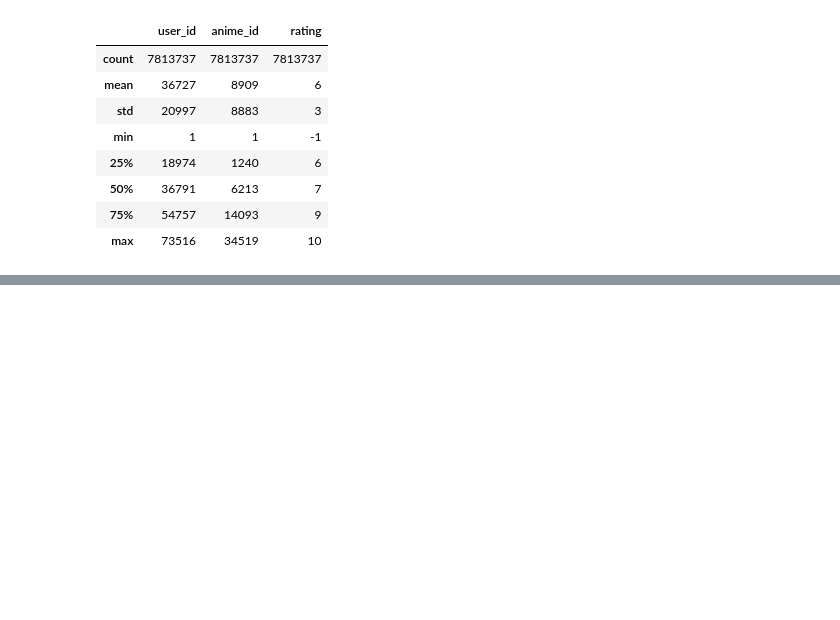
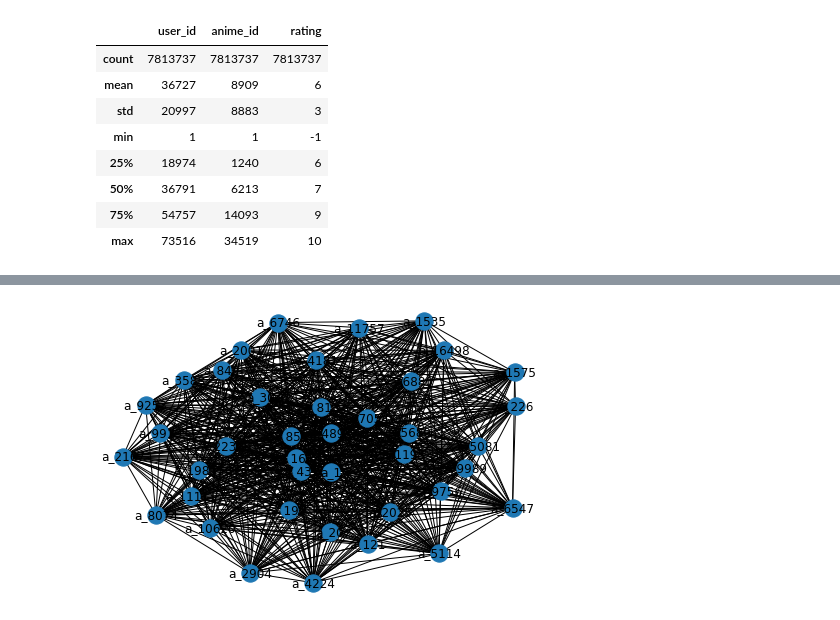
Before and after one commit to clementpiat/Anime-Recommendation, a Jupyter notebook: explore.ipynb, the cells around one changed output, grey strips where cells are left out. Cells and saved outputs as stored; diff of their text form; code cells hidden in the pictures; blank space fills up the shorter version.

Commit message:
explore: some plots

```diff
--- a/explore.ipynb
+++ b/explore.ipynb
@@ -81,0 +87,3 @@ rating.describe().astype(int)
+# %%
+anime_ids = list(rating.groupby("anime_id").count().sort_values('user_id').iloc[-40:].index)
+filtered_rating = rating[rating["anime_id"].isin(anime_ids)]
@@ -81,0 +103,25 @@ rating.describe().astype(int)
+# %%
+G_bp = nx.Graph()
+for i in anime_ids:
+    G_bp.add_node("a_" + str(i))
+
+for row in tqdm(np.array(filtered_rating)):
+    u_node = "u_" + str(row[0])
+    a_node = "a_" + str(row[1])
+    G_bp.add_edge(u_node, a_node, weight=row[2])
+# %%
+def edge_metric(graph, n1, n2):
+    inter = len(list(nx.common_neighbors(graph, n1, n2)))
+    union = len(set(graph[n1]) | set(graph[n2]))
+    return inter/union
+
+G = nx.Graph()
+for i in tqdm(anime_ids):
+    n1 = "a_" + str(i)
+    for j in anime_ids:
+        n2 = "a_" + str(j)
+        G.add_edge(n1, n2, weight=edge_metric(G_bp, n1, n2))
+# %%
+nx.draw_kamada_kawai(G, with_labels=True)
+# %% [output]
+[figure, added]
```
Also changed, not shown: parts of 6 cells of this notebook.
